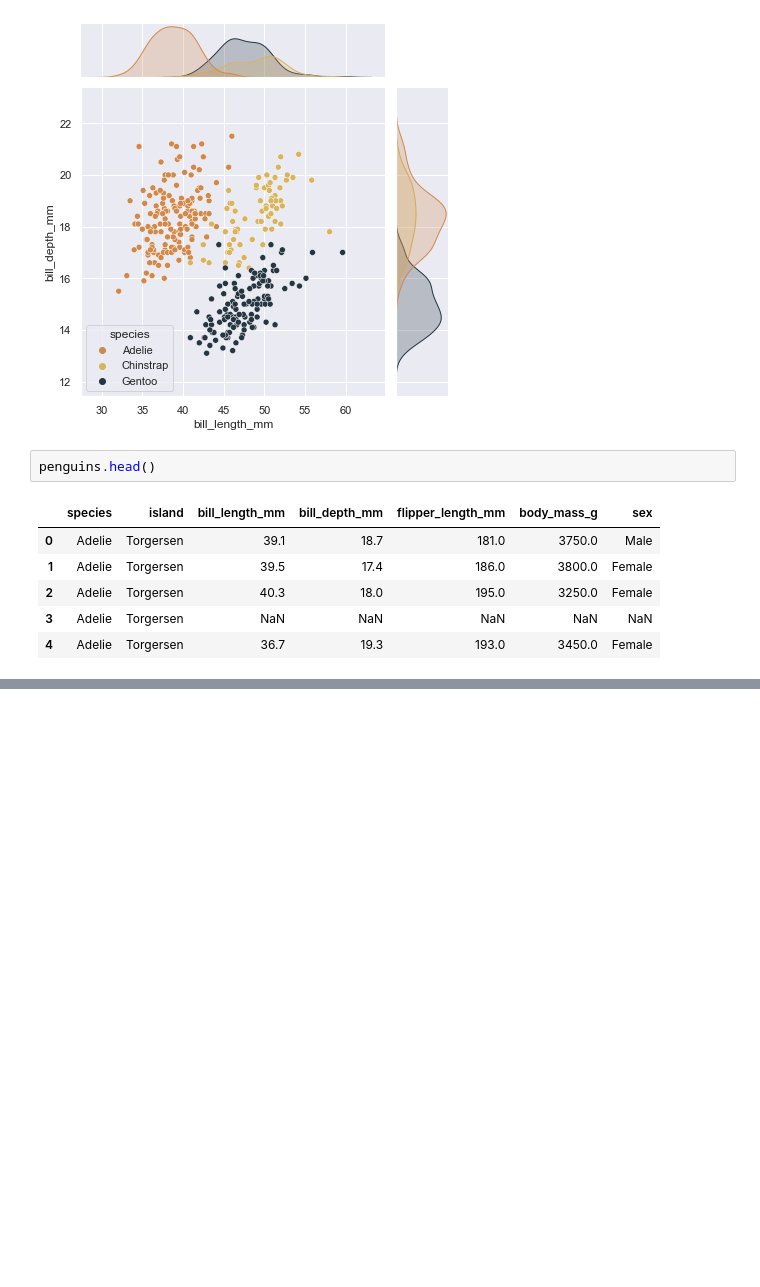
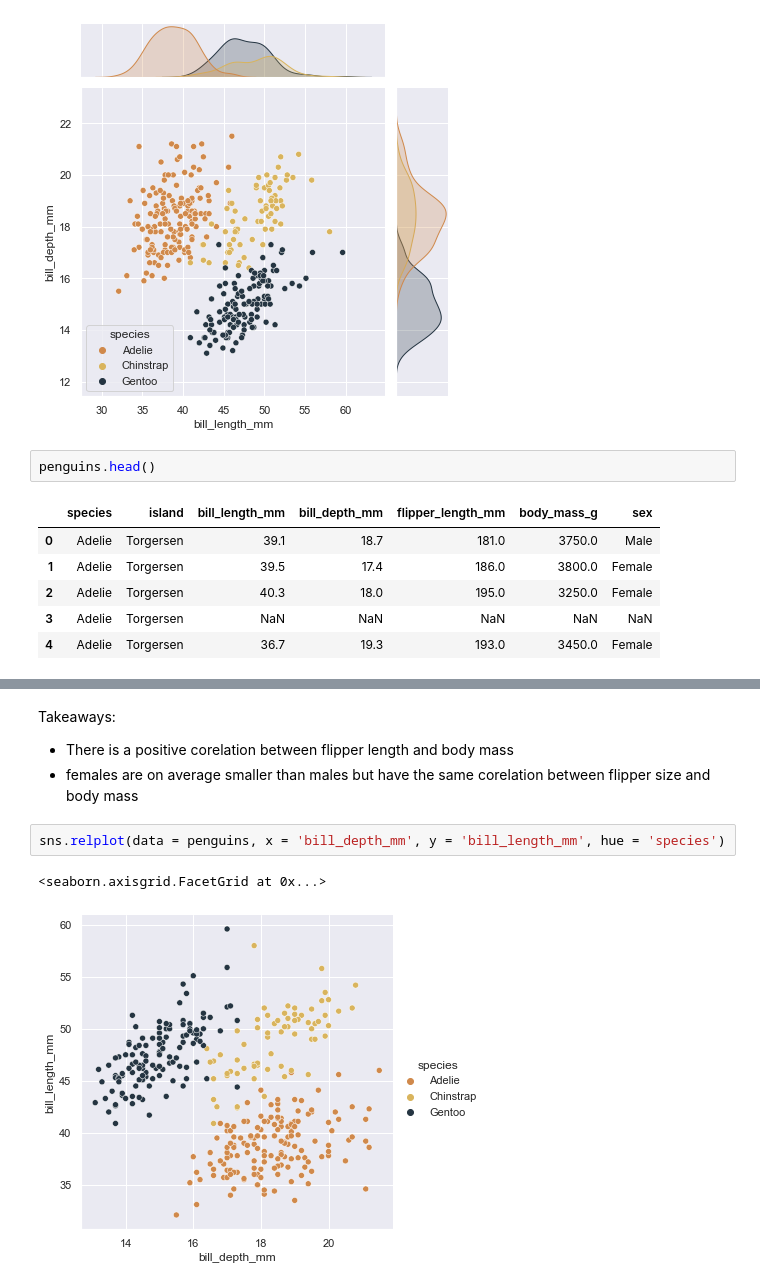
Before and after one commit to HeatherOrtegaMcMillan/numpy-pandas-visualization-exercises, a Jupyter notebook: extra_seaborn_practice.ipynb, the cells around one changed output, grey strips where cells are left out. Cells and saved outputs as stored; diff of their text form; blank space fills up the shorter version.

```diff
--- a/extra_seaborn_practice.ipynb
+++ b/extra_seaborn_practice.ipynb
@@ -231,0 +239,9 @@ penguins.head()
+# %% [markdown]
+Takeaways:
+- There is a positive corelation between flipper length and body mass
+- females are on average smaller than males but have the same corelation between flipper size and body mass
+# %%
+sns.relplot(data = penguins, x = 'bill_depth_mm', y = 'bill_length_mm', hue = 'species')
+# %% [output]
+<seaborn.axisgrid.FacetGrid at 0x...>
+[figure, added]
```
Also changed, not shown: parts of 2 cells of this notebook.
